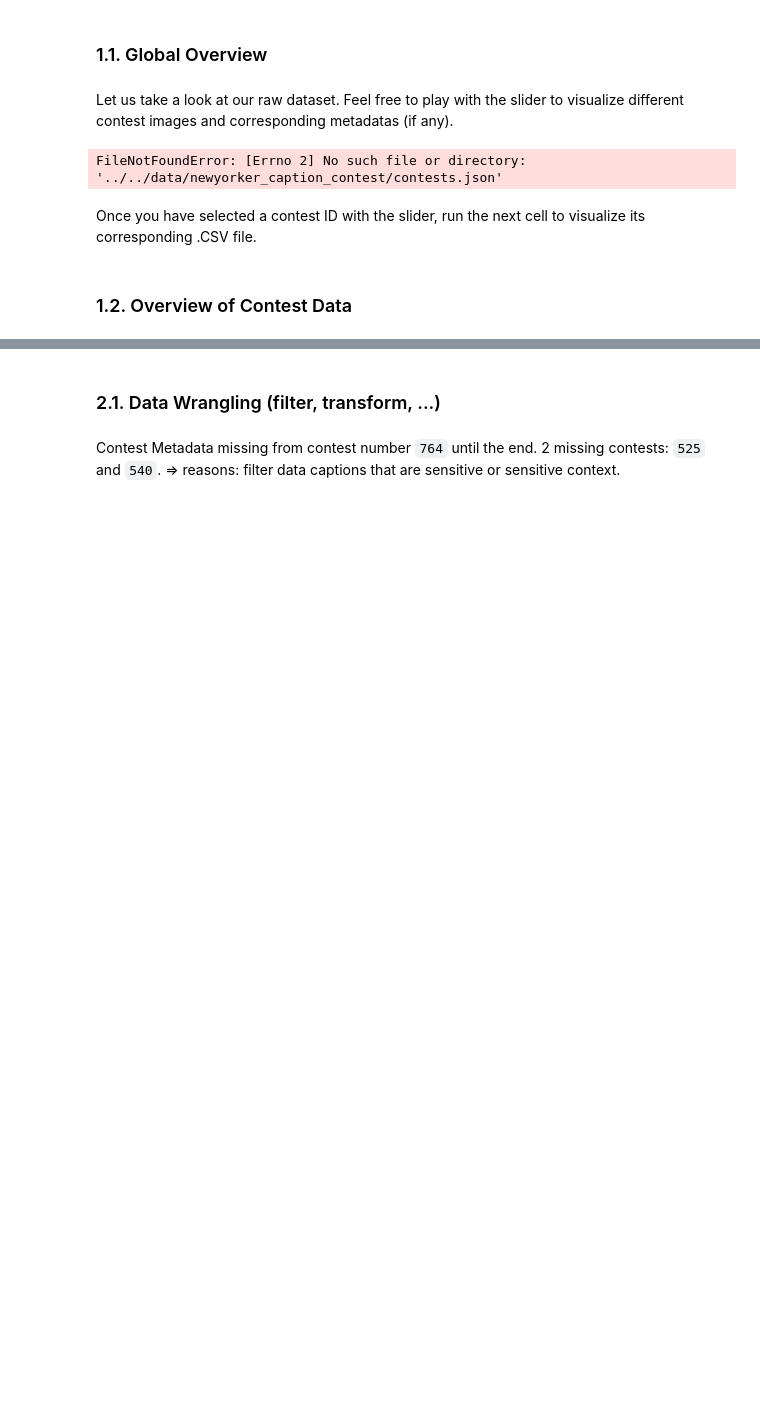
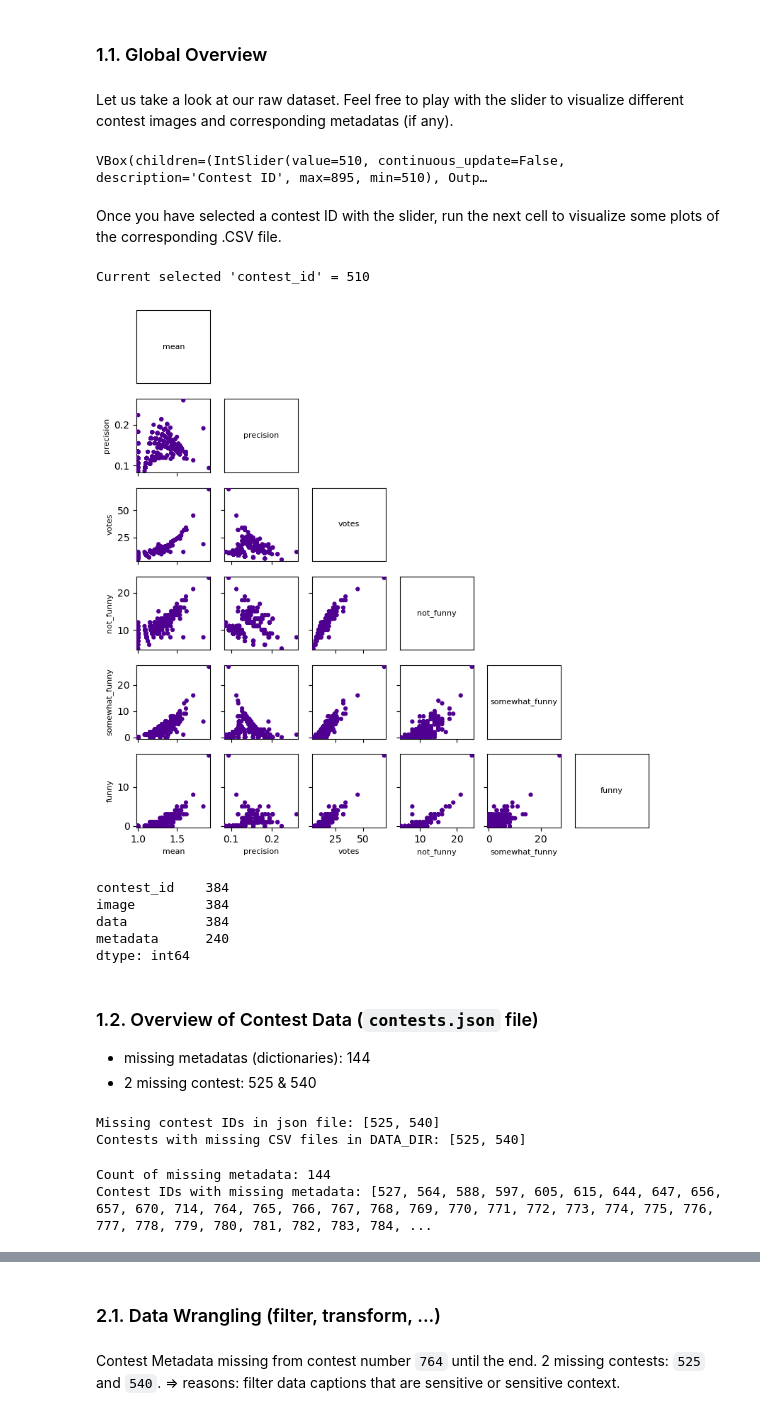
Before and after one commit to epfl-ada/ada-2025-project-json-derulo, a Jupyter notebook: src/Milestone_P2/Milestone_P2.ipynb, the cells around one changed output, grey strips where cells are left out. Saved outputs shown, nothing was run; the diff lists cells and outputs as text; code cells hidden in the pictures; blank space fills up the shorter version.

````diff
--- a/src/Milestone_P2/Milestone_P2.ipynb
+++ b/src/Milestone_P2/Milestone_P2.ipynb
@@ -91,0 +141,18 @@ from IPython.display import display
+# %%
+# PATH PROJECT SETUP
+PROJECT_ROOT = Path.cwd().parent.parent
+FIGURES_DIR = PROJECT_ROOT / 'figures'
+
+# DATA DIRECTORIES
+DATA_DIR = PROJECT_ROOT / 'data' / 'newyorker_caption_contest'
+JSON_DIR = DATA_DIR / 'contests.json'
+CSV_DIR = DATA_DIR / 'data'
+IMG_DIR = DATA_DIR / 'images'
+
+print("Project path setup:")
+print("PROJECT_ROOT:", PROJECT_ROOT)
+print("FIGURES_DIR:", FIGURES_DIR)
+print("\nDATA_DIR:", DATA_DIR)
+print("JSON_DIR:", JSON_DIR)
+print("CSV_DIR:", CSV_DIR)
+print("IMG_DIR:", IMG_DIR)
@@ -92,10 +168,13 @@ from IPython.display import display
+# %%
+# Visualization settings
+cst_cmap_purple = ListedColormap(["#500091"])   # dark purple
 # %% [markdown]
 ### 1.1. Global Overview
 # %% [markdown]
 Let us take a look at our raw dataset. Feel free to play with the slider to visualize different contest images and corresponding metadatas (if any).
 # %%
 # Load the JSON file => pandas DataFrame
-file_path = "../../data/newyorker_caption_contest/contests.json"
+file_path = str(JSON_DIR)
 with open(file_path, "r") as file:
     contests = json.load(file)
 contests_df = pd.DataFrame(contests)
@@ -104,28 +183,68 @@ contests_df = pd.DataFrame(contests)
 viewer = viz.make_contest_viewer(contests_df, file_path)
 display(viewer)
 # %% [output]
-FileNotFoundError: [Errno 2] No such file or directory: '../../data/newyorker_caption_contest/contests.json'
+VBox(children=(IntSlider(value=510, continuous_update=False, description='Contest ID', max=895, min=510), Outp…
 # %% [markdown]
-Once you have selected a contest ID with the slider, run the next cell to visualize its corresponding .CSV file.
+Once you have selected a contest ID with the slider, run the next cell to visualize some plots of the corresponding .CSV file.
 # %%
 contest_id = int(viewer.slider.value)
 print("Current selected 'contest_id' =", contest_id)
 
 # Load corresponding CSV file
 contest_row = contests_df[contests_df["contest_id"] == contest_id]
 if not contest_row.empty:
     csv_rel_path = contest_row.iloc[0]["data"]
     csv_path = os.path.join(os.path.dirname(file_path), csv_rel_path)
     if os.path.exists(csv_path):
         df_current = pd.read_csv(csv_path)
         viz.plot_df_pairgrid(df_current, cols=["mean","precision","votes", "not_funny",
                                                "somewhat_funny", "funny"],
-                             trace="none", cmap="viridis", figsize=(8,8),
+                             trace="none", cmap=cst_cmap_purple, figsize=(8,8),
                              include_upper=False, diagonal="name")
     else:
         print(f"CSV file not found at {csv_path}")
 else:
     print(f"No contest found for contest_id {contest_id}")
+# %% [output]
+Current selected 'contest_id' = 510
+[figure, added]
+# %%
+print(contests_df.count())
+# %% [output]
+contest_id    384
+image         384
+data          384
+metadata      240
+dtype: int64
 # %% [markdown]
-### 1.2. Overview of Contest Data
+### 1.2. Overview of Contest Data (```contests.json``` file)
+
+- missing metadatas (dictionaries): 144
+- 2 missing contest: 525 & 540
+# %%
+# check missing contest (in the interval 510-895)
+missing_contest = []
+missing_csv = []
+for id in range(510, 896):
+    # missing contest id in json file
+    if id not in contests_df['contest_id'].values:
+        missing_contest.append(id)
+    # missing csv file in DATA_DIR
+    csv_path = CSV_DIR / f"{id}.csv"
+    if not csv_path.exists():
+        missing_csv.append(id)
+
+print("Missing contest IDs in json file:", missing_contest)
+print("Contests with missing CSV files in DATA_DIR:", missing_csv)
+# %% [output]
+Missing contest IDs in json file: [525, 540]
+Contests with missing CSV files in DATA_DIR: [525, 540]
+# %%
+# check missing metadata for each (present) contest id
+missing_metadata = contests_df[contests_df['metadata'].isnull()]
+print(f"Count of missing metadata: {len(missing_metadata)}")
+print("Contest IDs with missing metadata:", missing_metadata['contest_id'].tolist())
+# %% [output]
+Count of missing metadata: 144
+Contest IDs with missing metadata: [527, 564, 588, 597, 605, 615, 644, 647, 656, 657, 670, 714, 764, 765, 766, 767, 768, 769, 770, 771, 772, 773, 774, 775, 776, 777, 778, 779, 780, 781, 782, 783, 784, ...
 # %% [markdown]
````
Also changed, not shown: parts of 21 cells of this notebook, 5 other files.
